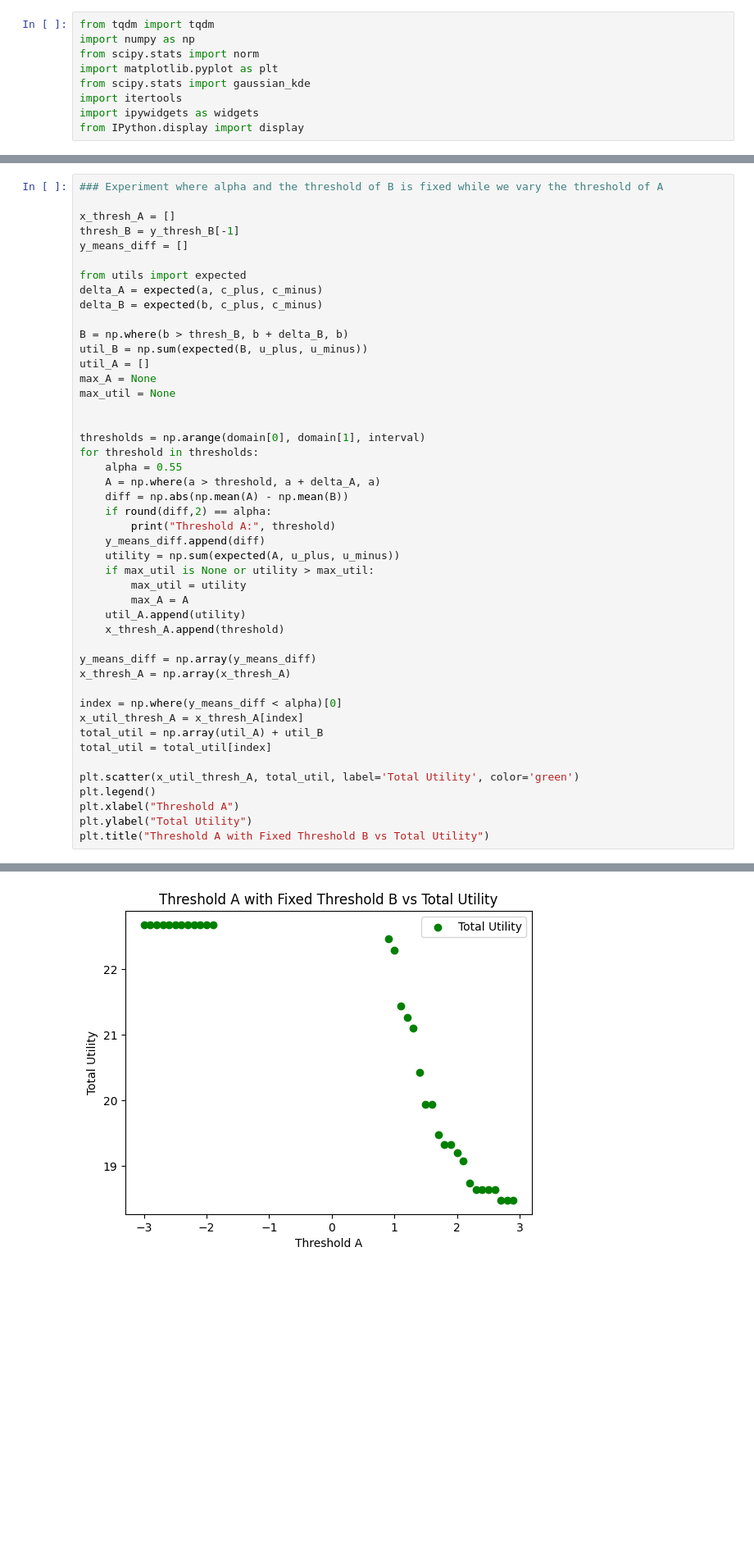
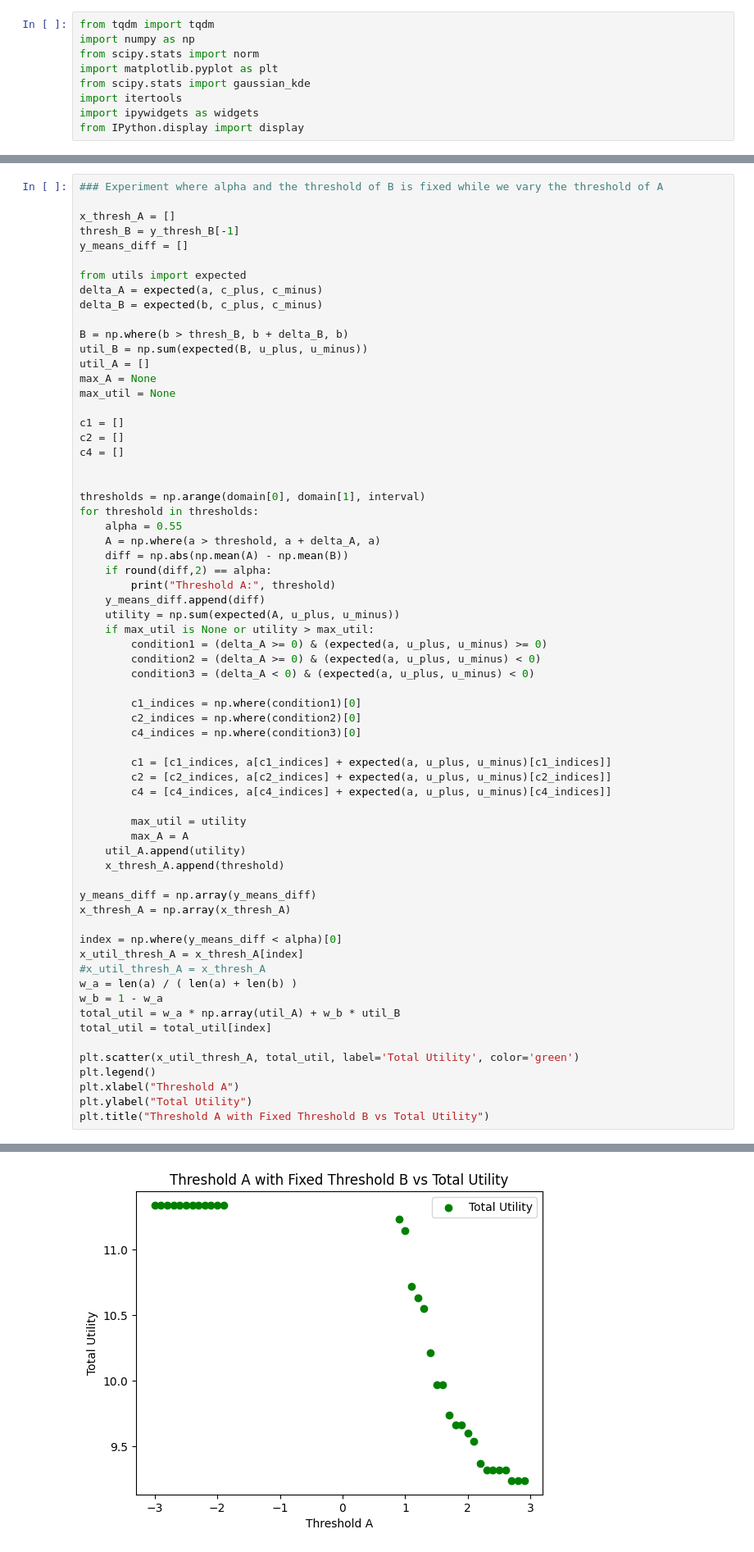
Before and after one commit to joeljins/RoAR, a Jupyter notebook: fairness/fair_thresholding_alt.ipynb, the cells around one changed output, grey strips where cells are left out. Shown at 82% size. Cells and saved outputs as stored; diff of their text form; blank space fills up the shorter version.

```diff
--- a/fairness/fair_thresholding_alt.ipynb
+++ b/fairness/fair_thresholding_alt.ipynb
@@ -155,6 +159,10 @@ util_A = []
 max_A = None
 max_util = None
 
+c1 = []
+c2 = []
+c4 = []
+
 
 thresholds = np.arange(domain[0], domain[1], interval)
 for threshold in thresholds:
@@ -162,35 +170,50 @@ for threshold in thresholds:
     A = np.where(a > threshold, a + delta_A, a)
     diff = np.abs(np.mean(A) - np.mean(B))
     if round(diff,2) == alpha:
         print("Threshold A:", threshold)
     y_means_diff.append(diff)
     utility = np.sum(expected(A, u_plus, u_minus))
     if max_util is None or utility > max_util:
+        condition1 = (delta_A >= 0) & (expected(a, u_plus, u_minus) >= 0)
+        condition2 = (delta_A >= 0) & (expected(a, u_plus, u_minus) < 0)
+        condition3 = (delta_A < 0) & (expected(a, u_plus, u_minus) < 0)
+
+        c1_indices = np.where(condition1)[0]
+        c2_indices = np.where(condition2)[0]
+        c4_indices = np.where(condition3)[0]
+
+        c1 = [c1_indices, a[c1_indices] + expected(a, u_plus, u_minus)[c1_indices]]
+        c2 = [c2_indices, a[c2_indices] + expected(a, u_plus, u_minus)[c2_indices]]
+        c4 = [c4_indices, a[c4_indices] + expected(a, u_plus, u_minus)[c4_indices]]
+
         max_util = utility
         max_A = A
     util_A.append(utility)
     x_thresh_A.append(threshold)
 
 y_means_diff = np.array(y_means_diff)
 x_thresh_A = np.array(x_thresh_A)
 
 index = np.where(y_means_diff < alpha)[0]
 x_util_thresh_A = x_thresh_A[index]
-total_util = np.array(util_A) + util_B
+#x_util_thresh_A = x_thresh_A
+w_a = len(a) / ( len(a) + len(b) )
+w_b = 1 - w_a
+total_util = w_a * np.array(util_A) + w_b * util_B
 total_util = total_util[index]
 
 plt.scatter(x_util_thresh_A, total_util, label='Total Utility', color='green')
 plt.legend()
 plt.xlabel("Threshold A")
 plt.ylabel("Total Utility")
 plt.title("Threshold A with Fixed Threshold B vs Total Utility")
 # %% [output]
 Threshold A: -1.799999999999999
 Threshold A: -1.6999999999999988
 Threshold A: -1.5999999999999988
 Threshold A: 0.9000000000000035
 Text(0.5, 1.0, 'Threshold A with Fixed Threshold B vs Total Utility')
-[figure, old version]
+[figure, new version]
 # %%
 ### Experiment where the threshold of B is fixed while we track utility and difference in means
 
```
Also changed, not shown: parts of 6 cells of this notebook, 1 other file.
